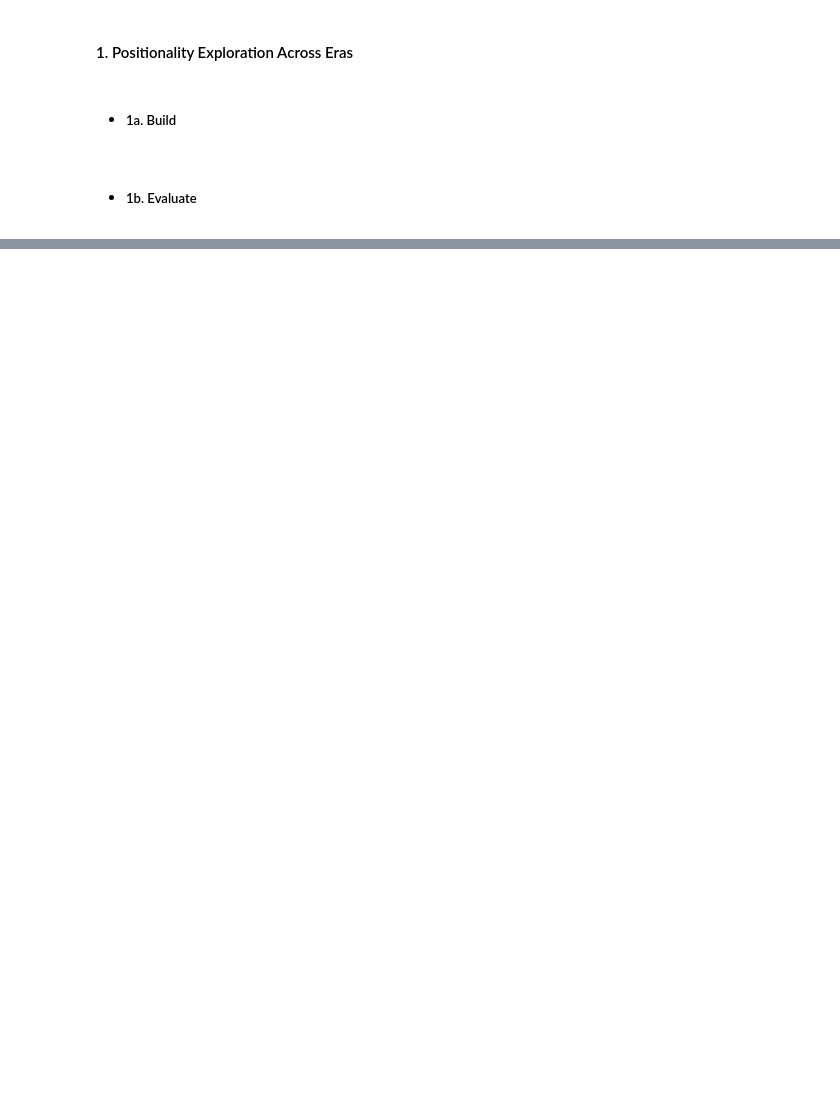
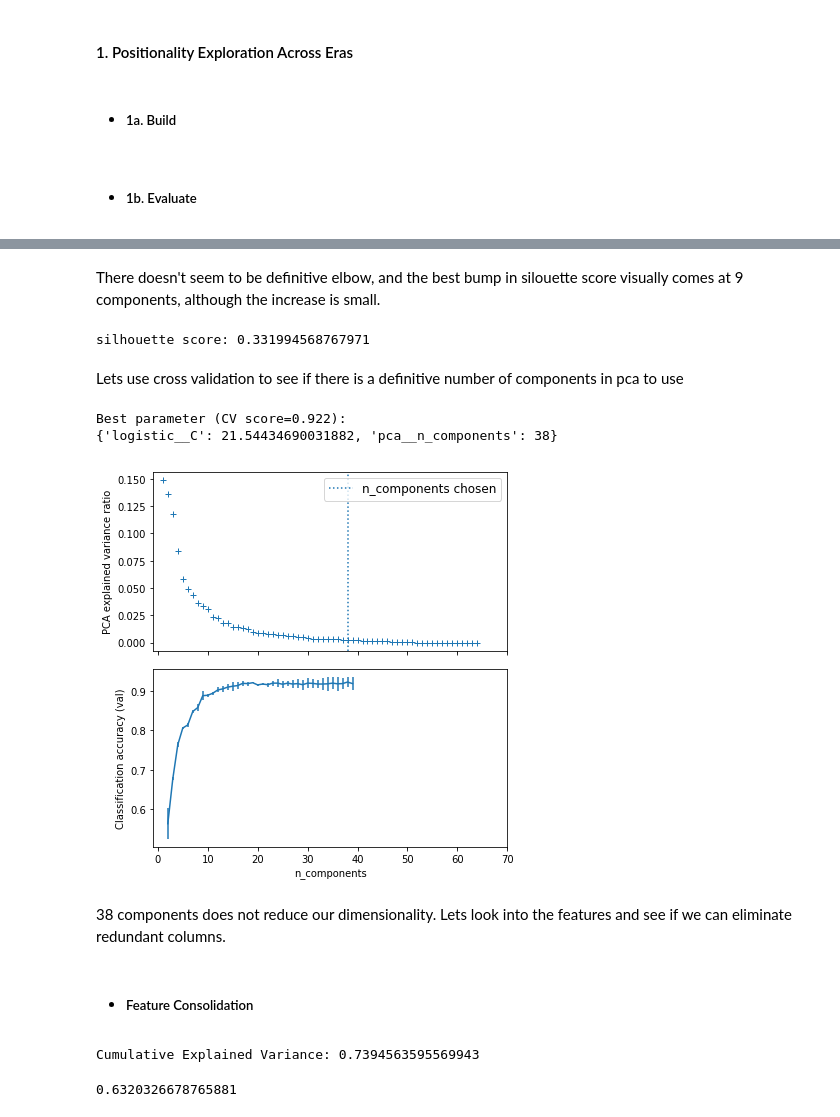
Before and after one commit to chum46/AI-Scout-Pro-Basketball, a Jupyter notebook: notebooks/report/final_notebook.ipynb, the cells around one changed output, grey strips where cells are left out. Saved outputs shown, nothing was run; the diff lists cells and outputs as text; code cells hidden in the pictures; blank space fills up the shorter version.

```diff
--- a/notebooks/report/final_notebook.ipynb
+++ b/notebooks/report/final_notebook.ipynb
@@ -143,0 +279,2 @@ y_test, y_hat_test, y_hat_proba = mf.lrm(X, y, 23)
+# %% [markdown]
+There doesn't seem to be definitive elbow, and the best bump in silouette score visually comes at 9 components, although the increase is small.
@@ -143,0 +283,21 @@ y_test, y_hat_test, y_hat_proba = mf.lrm(X, y, 23)
+# %%
+# Assign labels
+# data['Cluster'] = k_means['labels']
+# mod_data['Cluster'] = cf.k_means['labels']
+
+# Print silhouette score
+print ("silhouette score:", k_means['silhouette_score'])
+# %% [output]
+silhouette score: 0.331994568767971
+# %% [markdown]
+Lets use cross validation to see if there is a definitive number of components in pca to use
+# %%
+mf.dim_red(X_scaled, y2, 23)
+# %% [output]
+Best parameter (CV score=0.922):
+{'logistic__C': 21.54434690031882, 'pca__n_components': 38}
+[figure, added]
+# %% [markdown]
+38 components does not reduce our dimensionality. Lets look into the features and see if we can eliminate redundant columns.
+# %% [markdown]
+- ##### Feature Consolidation
@@ -143,0 +310,13 @@ y_test, y_hat_test, y_hat_proba = mf.lrm(X, y, 23)
+# %%
+pca = PCA(n_components=3)
+pca.fit(X_scaled)
+
+X_pca = pca.transform(X_scaled)
+print("Cumulative Explained Variance:", pca.explained_variance_ratio_.sum())
+# %% [output]
+Cumulative Explained Variance: 0.7394563595569943
+# %%
+LDA_reduced_df = LDA.fit(X_scaled,y_new).transform(X_scaled)
+LDA.score(X_scaled,y_new)
+# %% [output]
+0.6320326678765881
```
Also changed, not shown: parts of 42 cells of this notebook.
